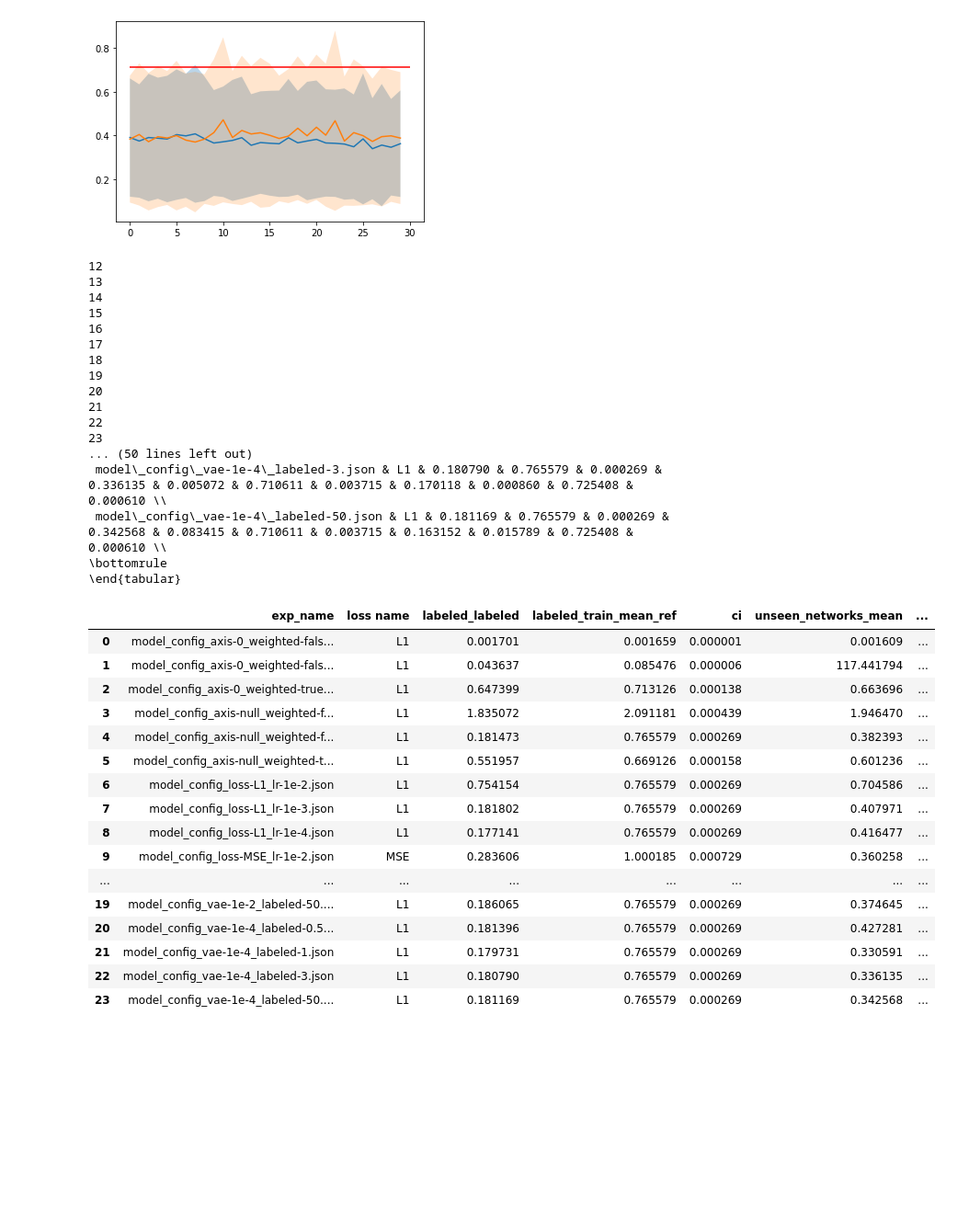
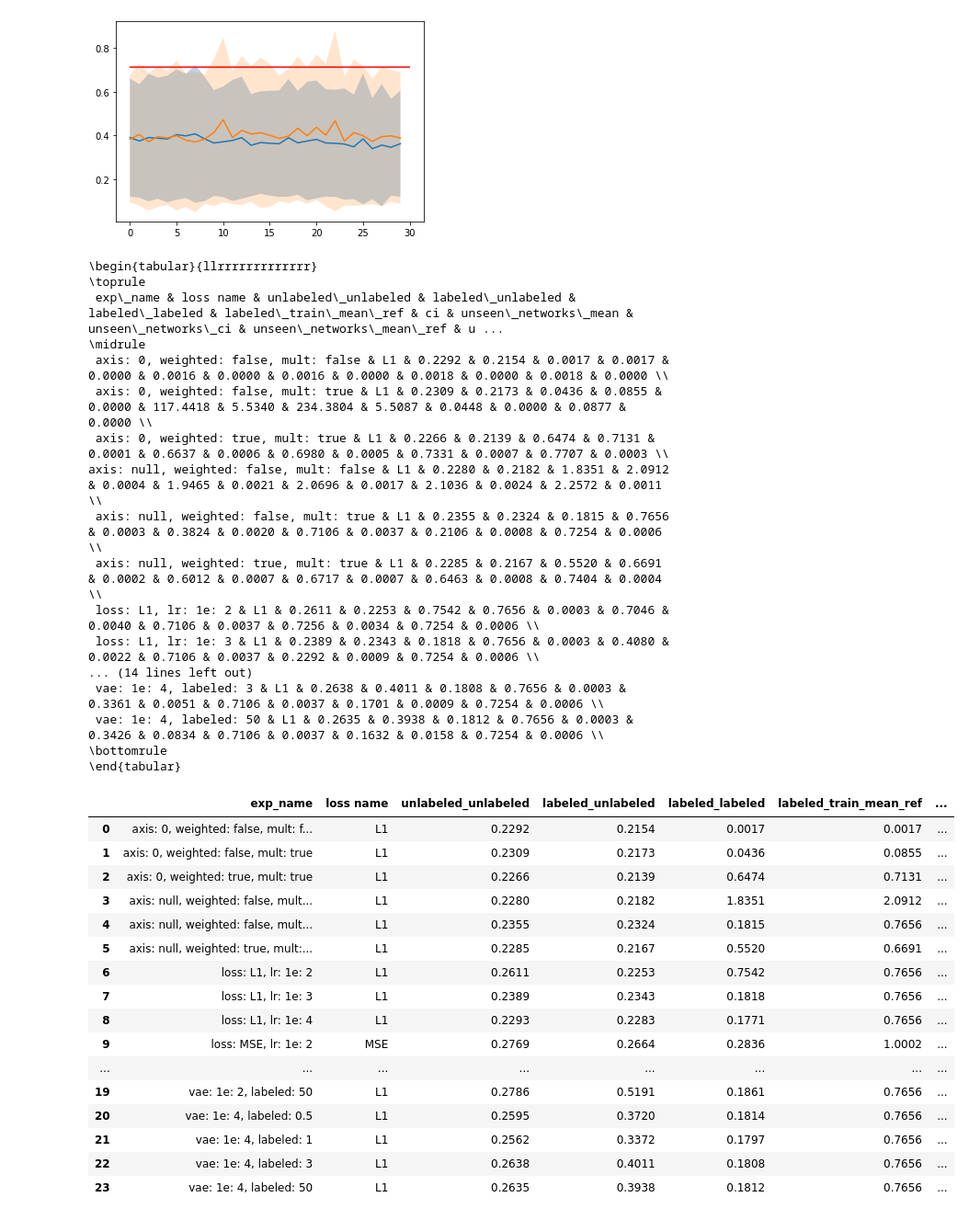
Before and after one commit to gabikadlecova/info-nas, a Jupyter notebook: notebooks/process_ablation_results.ipynb, the cells around one changed output. Shown: that part at 92% size. Cells and saved outputs as stored; diff of their text form; code cells hidden in the pictures; blank space fills up the shorter version.

```diff
--- a/notebooks/process_ablation_results.ipynb
+++ b/notebooks/process_ablation_results.ipynb
@@ -12,7 +12,7 @@ def process_res_directory(dir_path: str, with_baselines=True):
     ununlabeled_train = loss_df[['unlabeled_unlabeled']]
 
     metrics_df = pd.read_csv(os.path.join(dir_path, 'metrics.csv'), index_col=0)
-    metric_cols = [c for c in metrics_df.columns if 'unseen' in c]
+    metric_cols = [c for c in metrics_df.columns]
 
     labeled_val = metrics_df[metric_cols]
 
@@ -87,6 +112,7 @@ def get_comparison_for_epoch(full_df, reference, epoch):
 
             res_entry['labeled_labeled_scaled'] = filtered_df.iloc[i]['labeled_labeled'] / labeled
             res_entry['labeled_unlabeled_scaled'] = filtered_df.iloc[i]['labeled_unlabeled'] / vae
+            res_entry['unlabeled_unlabeled_scaled'] = filtered_df.iloc[i]['unlabeled_unlabeled'] / vae
             for c in filtered_df.columns:
                 if 'labeled_valid' not in c or 'name' in c:
                     continue
@@ -244,74 +270,83 @@ def ci_95(std, sample_size):
 def replace_with_scaled(df, normal_column_name, scaled_column):
     for i, val in scaled_column.iteritems():
         if not pd.isna(val):
-            print(i)
+            #print(i)
             df.loc[i, normal_column_name] = val
 
+def rename_expe(name):
+    name = name.replace('model_config_', '').replace('.json', '')
+    name = ', '.join(name.split('_'))
+    name = ': '.join(name.split('-'))
+    return name
 
 def get_epoch_stats_train(rd):
     lossn = 'labeled_valid_unseen_images-val_loss_loss_name_ref'
-    mean_train = rd[['exp_name', lossn, 'labeled_labeled', 'labeled_train_mean_ref']].copy()
+    lu = 'labeled_unlabeled'
+    uu = 'unlabeled_unlabeled'
+    mean_train = rd[['exp_name', lossn, uu, lu, 'labeled_labeled', 'labeled_train_mean_ref']].copy()
     ci_ref = ci_95(rd['labeled_train_std_ref'], train_samples)
     mean_train['ci'] = ci_ref
 
     mean_train.columns = [(c if c != lossn else 'loss name') for c in mean_train.columns]
 
+    replace_with_scaled(mean_train, 'labeled_unlabeled', rd['labeled_unlabeled_scaled'])
     replace_with_scaled(mean_train, 'labeled_labeled', rd['labeled_labeled_scaled'])
+    mean_train['exp_name'] = [rename_expe(e) for e in mean_train['exp_name']]
 
     return mean_train
 
 def get_epoch_stats_val(rd, name, samples, new_name):
     mean_val = rd[f'{name}']
     mean_ref = rd[f'{name}_mean_ref']
     ci = ci_95(rd[f'{name}_std'], samples)
     ci_ref = ci_95(rd[f'{name}_std_ref'], samples)
 
     df = pd.concat([mean_val, ci, mean_ref, ci_ref], axis=1)
     df.columns = [f"{new_name}_mean", f"{new_name}_ci", f"{new_name}_mean_ref", f"{new_name}_ci_ref"]
 
     replace_with_scaled(df, f'{new_name}_mean', rd[f'{name}_scaled'])
 
     return df
 
 in_rd = rd8
 res = get_epoch_stats_train(in_rd)
 resv = get_epoch_stats_val(in_rd, 'labeled_valid_unseen_networks-val_loss', val_samples, 'unseen_networks')
 rest = get_epoch_stats_val(in_rd, 'labeled_valid_unseen_images-val_loss', test_samples, 'unseen_images')
-res = pd.concat([res, resv, rest], axis=1).round(6)
+res = pd.concat([res, resv, rest], axis=1).round(4)
 print(' '.join([w for w in res.to_latex(index=False).split(' ') if len(w)]))
 res
 # %% [output]
-12
-13
-14
-15
-16
-17
-18
-19
-20
-21
-22
-23
-... (50 lines left out)
- model\_config\_vae-1e-4\_labeled-3.json & L1 & 0.180790 & 0.765579 & 0.000269 & 0.336135 & 0.005072 & 0.710611 & 0.003715 & 0.170118 & 0.000860 & 0.725408 & 0.000610 \\
- model\_config\_vae-1e-4\_labeled-50.json & L1 & 0.181169 & 0.765579 & 0.000269 & 0.342568 & 0.083415 & 0.710611 & 0.003715 & 0.163152 & 0.015789 & 0.725408 & 0.000610 \\
+\begin{tabular}{llrrrrrrrrrrrrr}
+\toprule
+ exp\_name & loss name & unlabeled\_unlabeled & labeled\_unlabeled & labeled\_labeled & labeled\_train\_mean\_ref & ci & unseen\_networks\_mean & unseen\_networks\_ci & unseen\_networks\_mean\_ref & u ...
+\midrule
+ axis: 0, weighted: false, mult: false & L1 & 0.2292 & 0.2154 & 0.0017 & 0.0017 & 0.0000 & 0.0016 & 0.0000 & 0.0016 & 0.0000 & 0.0018 & 0.0000 & 0.0018 & 0.0000 \\
+ axis: 0, weighted: false, mult: true & L1 & 0.2309 & 0.2173 & 0.0436 & 0.0855 & 0.0000 & 117.4418 & 5.5340 & 234.3804 & 5.5087 & 0.0448 & 0.0000 & 0.0877 & 0.0000 \\
+ axis: 0, weighted: true, mult: true & L1 & 0.2266 & 0.2139 & 0.6474 & 0.7131 & 0.0001 & 0.6637 & 0.0006 & 0.6980 & 0.0005 & 0.7331 & 0.0007 & 0.7707 & 0.0003 \\
+axis: null, weighted: false, mult: false & L1 & 0.2280 & 0.2182 & 1.8351 & 2.0912 & 0.0004 & 1.9465 & 0.0021 & 2.0696 & 0.0017 & 2.1036 & 0.0024 & 2.2572 & 0.0011 \\
+ axis: null, weighted: false, mult: true & L1 & 0.2355 & 0.2324 & 0.1815 & 0.7656 & 0.0003 & 0.3824 & 0.0020 & 0.7106 & 0.0037 & 0.2106 & 0.0008 & 0.7254 & 0.0006 \\
+ axis: null, weighted: true, mult: true & L1 & 0.2285 & 0.2167 & 0.5520 & 0.6691 & 0.0002 & 0.6012 & 0.0007 & 0.6717 & 0.0007 & 0.6463 & 0.0008 & 0.7404 & 0.0004 \\
+ loss: L1, lr: 1e: 2 & L1 & 0.2611 & 0.2253 & 0.7542 & 0.7656 & 0.0003 & 0.7046 & 0.0040 & 0.7106 & 0.0037 & 0.7256 & 0.0034 & 0.7254 & 0.0006 \\
+ loss: L1, lr: 1e: 3 & L1 & 0.2389 & 0.2343 & 0.1818 & 0.7656 & 0.0003 & 0.4080 & 0.0022 & 0.7106 & 0.0037 & 0.2292 & 0.0009 & 0.7254 & 0.0006 \\
+... (14 lines left out)
+ vae: 1e: 4, labeled: 3 & L1 & 0.2638 & 0.4011 & 0.1808 & 0.7656 & 0.0003 & 0.3361 & 0.0051 & 0.7106 & 0.0037 & 0.1701 & 0.0009 & 0.7254 & 0.0006 \\
+ vae: 1e: 4, labeled: 50 & L1 & 0.2635 & 0.3938 & 0.1812 & 0.7656 & 0.0003 & 0.3426 & 0.0834 & 0.7106 & 0.0037 & 0.1632 & 0.0158 & 0.7254 & 0.0006 \\
 \bottomrule
 \end{tabular}
-|  | exp_name | loss name | labeled_labeled | labeled_train_mean_ref | ci | unseen_networks_mean | ... |
-| 0 | model_config_axis-0_weighted-fals... | L1 | 0.001701 | 0.001659 | 0.000001 | 0.001609 | ... |
-| 1 | model_config_axis-0_weighted-fals... | L1 | 0.043637 | 0.085476 | 0.000006 | 117.441794 | ... |
-| 2 | model_config_axis-0_weighted-true... | L1 | 0.647399 | 0.713126 | 0.000138 | 0.663696 | ... |
-| 3 | model_config_axis-null_weighted-f... | L1 | 1.835072 | 2.091181 | 0.000439 | 1.946470 | ... |
-| 4 | model_config_axis-null_weighted-f... | L1 | 0.181473 | 0.765579 | 0.000269 | 0.382393 | ... |
-| 5 | model_config_axis-null_weighted-t... | L1 | 0.551957 | 0.669126 | 0.000158 | 0.601236 | ... |
-| 6 | model_config_loss-L1_lr-1e-2.json | L1 | 0.754154 | 0.765579 | 0.000269 | 0.704586 | ... |
-| 7 | model_config_loss-L1_lr-1e-3.json | L1 | 0.181802 | 0.765579 | 0.000269 | 0.407971 | ... |
-| 8 | model_config_loss-L1_lr-1e-4.json | L1 | 0.177141 | 0.765579 | 0.000269 | 0.416477 | ... |
-| 9 | model_config_loss-MSE_lr-1e-2.json | MSE | 0.283606 | 1.000185 | 0.000729 | 0.360258 | ... |
+|  | exp_name | loss name | unlabeled_unlabeled | labeled_unlabeled | labeled_labeled | labeled_train_mean_ref | ... |
+| 0 | axis: 0, weighted: false, mult: f... | L1 | 0.2292 | 0.2154 | 0.0017 | 0.0017 | ... |
+| 1 | axis: 0, weighted: false, mult: true | L1 | 0.2309 | 0.2173 | 0.0436 | 0.0855 | ... |
+| 2 | axis: 0, weighted: true, mult: true | L1 | 0.2266 | 0.2139 | 0.6474 | 0.7131 | ... |
+| 3 | axis: null, weighted: false, mult... | L1 | 0.2280 | 0.2182 | 1.8351 | 2.0912 | ... |
+| 4 | axis: null, weighted: false, mult... | L1 | 0.2355 | 0.2324 | 0.1815 | 0.7656 | ... |
+| 5 | axis: null, weighted: true, mult:... | L1 | 0.2285 | 0.2167 | 0.5520 | 0.6691 | ... |
+| 6 | loss: L1, lr: 1e: 2 | L1 | 0.2611 | 0.2253 | 0.7542 | 0.7656 | ... |
+| 7 | loss: L1, lr: 1e: 3 | L1 | 0.2389 | 0.2343 | 0.1818 | 0.7656 | ... |
+| 8 | loss: L1, lr: 1e: 4 | L1 | 0.2293 | 0.2283 | 0.1771 | 0.7656 | ... |
+| 9 | loss: MSE, lr: 1e: 2 | MSE | 0.2769 | 0.2664 | 0.2836 | 1.0002 | ... |
 | ... | ... | ... | ... | ... | ... | ... | ... |
-| 19 | model_config_vae-1e-2_labeled-50.... | L1 | 0.186065 | 0.765579 | 0.000269 | 0.374645 | ... |
-| 20 | model_config_vae-1e-4_labeled-0.5... | L1 | 0.181396 | 0.765579 | 0.000269 | 0.427281 | ... |
-| 21 | model_config_vae-1e-4_labeled-1.json | L1 | 0.179731 | 0.765579 | 0.000269 | 0.330591 | ... |
-| 22 | model_config_vae-1e-4_labeled-3.json | L1 | 0.180790 | 0.765579 | 0.000269 | 0.336135 | ... |
-| 23 | model_config_vae-1e-4_labeled-50.... | L1 | 0.181169 | 0.765579 | 0.000269 | 0.342568 | ... |
+| 19 | vae: 1e: 2, labeled: 50 | L1 | 0.2786 | 0.5191 | 0.1861 | 0.7656 | ... |
+| 20 | vae: 1e: 4, labeled: 0.5 | L1 | 0.2595 | 0.3720 | 0.1814 | 0.7656 | ... |
+| 21 | vae: 1e: 4, labeled: 1 | L1 | 0.2562 | 0.3372 | 0.1797 | 0.7656 | ... |
+| 22 | vae: 1e: 4, labeled: 3 | L1 | 0.2638 | 0.4011 | 0.1808 | 0.7656 | ... |
+| 23 | vae: 1e: 4, labeled: 50 | L1 | 0.2635 | 0.3938 | 0.1812 | 0.7656 | ... |
```
Also changed, not shown: parts of 8 cells of this notebook.
